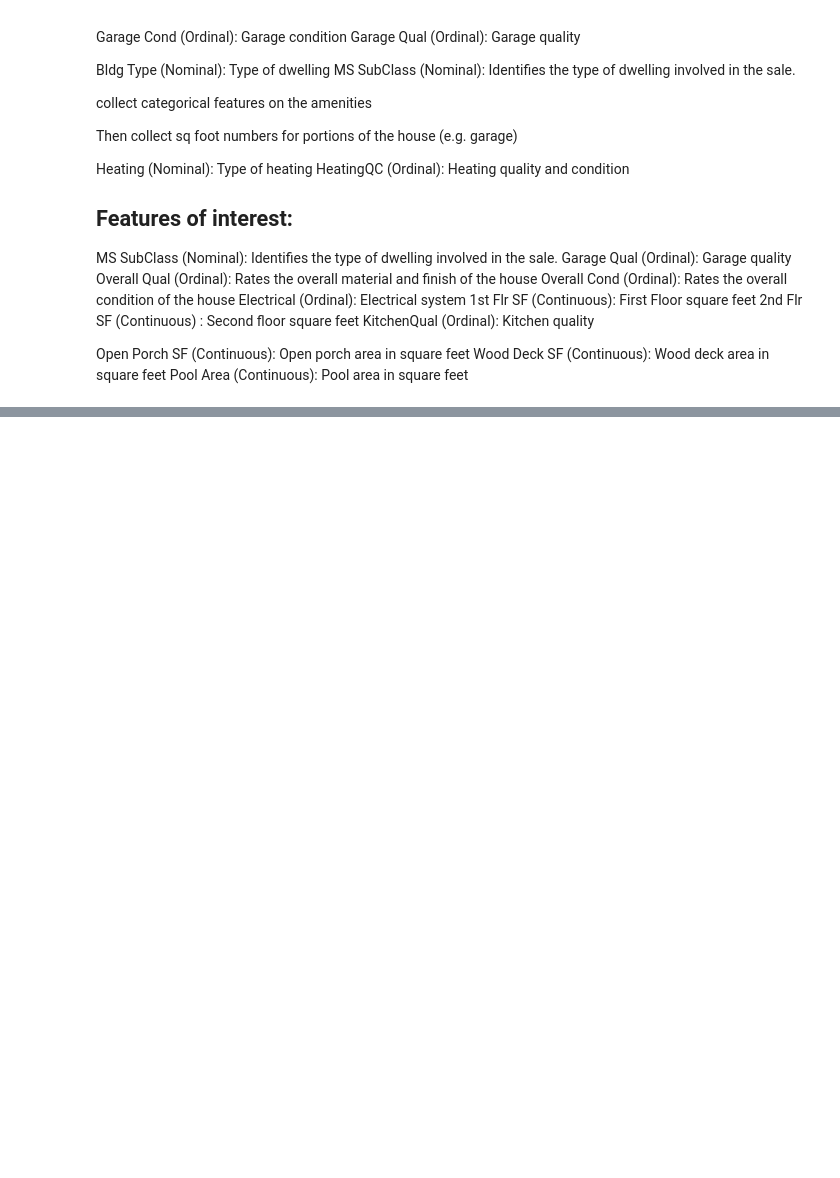
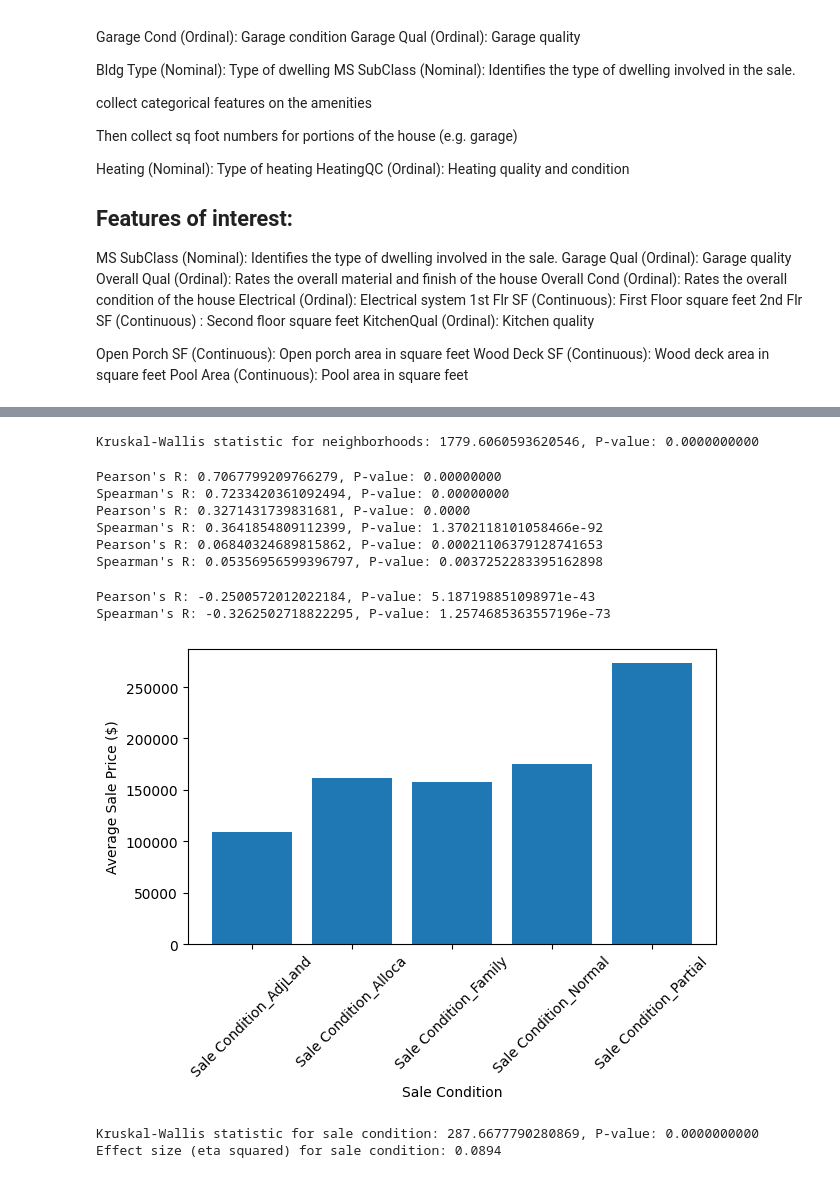
Before and after one commit to johneckberg/week6activity2621, a Jupyter notebook: week_6.ipynb, the cells around one changed output, grey strips where cells are left out. Saved outputs shown, nothing was run; the diff lists cells and outputs as text; code cells hidden in the pictures; blank space fills up the shorter version.

```diff
--- a/week_6.ipynb
+++ b/week_6.ipynb
@@ -185,0 +265,79 @@ ValueError: Cannot set a DataFrame with multiple columns to the single column MS
+# %%
+# next do a Kruskal-Wallis test for neighborhoods
+krushkal_statistic_neighborhood, kruskal_p_value_neighborhood = stats.kruskal(*[ames_df[ames_df[col] == True]["SalePrice"] for col in neighborhood_cols])
+print(f"Kruskal-Wallis statistic for neighborhoods: {krushkal_statistic_neighborhood}, P-value: {kruskal_p_value_neighborhood:.10f}")
+
+# kruskal wallis test effect size
+n = len(neighborhood_cols)
+k = len(ames_df)
+eta_squared = (krushkal_statistic_neighborhood - (n - 1)) / (k - n)
+print(f"Eta squared for neighborhoods: {eta_squared:.4f}")
+# %% [output]
+Kruskal-Wallis statistic for neighborhoods: 1779.6060593620546, P-value: 0.0000000000
+# %%
+# pearsons R and spearmans rank correlation coefficient between Gr Liv Area and Sale Price
+pearson_r, pearson_p = stats.pearsonr(ames_df["Gr Liv Area"], ames_df["SalePrice"])
+spearman_r, spearman_p = stats.spearmanr(ames_df["Gr Liv Area"], ames_df["SalePrice"])
+print(f"Pearson's R: {pearson_r}, P-value: {pearson_p:.8f}")
+print(f"Spearman's R: {spearman_r}, P-value: {spearman_p:.8f}")
+
+# so we should use Gr Liv Area as a feature in our model, since it is highly correlated with Sale Price
+
+# same for Wood Deck SF and Sale Price
+pearson_r, pearson_p = stats.pearsonr(ames_df["Wood Deck SF"], ames_df["SalePrice"])
+spearman_r, spearman_p = stats.spearmanr(ames_df["Wood Deck SF"], ames_df["SalePrice"])
+print(f"Pearson's R: {pearson_r}, P-value: {pearson_p:.4f}")
+print(f"Spearman's R: {spearman_r}, P-value: {spearman_p}")
+
+# same for Pool Area and Sale Price
+pearson_r, pearson_p = stats.pearsonr(ames_df["Pool Area"], ames_df["SalePrice"])
+spearman_r, spearman_p = stats.spearmanr(ames_df["Pool Area"], ames_df["SalePrice"])
+print(f"Pearson's R: {pearson_r}, P-value: {pearson_p}")
+print(f"Spearman's R: {spearman_r}, P-value: {spearman_p}")
+# %% [output]
+Pearson's R: 0.7067799209766279, P-value: 0.00000000
+Spearman's R: 0.7233420361092494, P-value: 0.00000000
+Pearson's R: 0.3271431739831681, P-value: 0.0000
+Spearman's R: 0.3641854809112399, P-value: 1.3702118101058466e-92
+Pearson's R: 0.06840324689815862, P-value: 0.00021106379128741653
+Spearman's R: 0.05356956599396797, P-value: 0.0037252283395162898
+# %%
+# are 1st Flr SF & 2nd Flr SF correlated?
+pearson_r, pearson_p = stats.pearsonr(ames_df["1st Flr SF"], ames_df["2nd Flr SF"])
+spearman_r, spearman_p = stats.spearmanr(ames_df["1st Flr SF"], ames_df["2nd Flr SF"])
+print(f"Pearson's R: {pearson_r}, P-value: {pearson_p}")
+print(f"Spearman's R: {spearman_r}, P-value: {spearman_p}")
+
+# are 1st Flr SF & 2nd Flr SF correlated with Sale Price?
+pearson_r, pearson_p = stats.pearsonr(ames_df["1st Flr SF"], ames_df["SalePrice"])
+spearman_r, spearman_p = stats.spearmanr(ames_df["1st Flr SF"], ames_df["SalePrice"])
+print(f"Pearson's R: {pearson_r}, P-value: {pearson_p}")
+print(f"Spearman's R: {spearman_r}, P-value: {spearman_p}")
+# %% [output]
+Pearson's R: -0.2500572012022184, P-value: 5.187198851098971e-43
+Spearman's R: -0.3262502718822295, P-value: 1.2574685363557196e-73
+# %%
+# expand sale condition to dummy values then asses vs sale price
+ames_df = pandas.get_dummies(ames_df, columns=["Sale Condition"], drop_first=True)
+
+plt.bar([col for col in ames_df.columns if col.startswith("Sale Condition_")], [ames_df[ames_df[col] == True]["SalePrice"].mean() for col in ames_df.columns if col.startswith("Sale Condition_")])
+plt.xlabel("Sale Condition")
+plt.ylabel("Average Sale Price ($)")
+plt.xticks(rotation=45)
+plt.tight_layout()
+# %% [output]
+[figure, added]
+# %%
+# kruskal-wallis test for sale condition
+sale_condition_cols = [col for col in ames_df.columns if col.startswith("Sale Condition_")]
+krushkal_statistic_sale_condition, kruskal_p_value_sale_condition = stats.kruskal(*[ames_df[ames_df[col] == True]["SalePrice"] for col in sale_condition_cols])
+print(f"Kruskal-Wallis statistic for sale condition: {krushkal_statistic_sale_condition}, P-value: {kruskal_p_value_sale_condition:.10f}")
+
+# kruskall-wallis effect size for sale condition
+n = len(ames_df) # no missing values
+k = len(sale_condition_cols)
+eta_squared = (krushkal_statistic_sale_condition - k + 1) / (n - k)
+print(f"Kruskal-Wallis effect size (eta squared) for sale condition: {eta_squared:.10f}")
+# %% [output]
+Kruskal-Wallis statistic for sale condition: 287.6677790280869, P-value: 0.0000000000
+Effect size (eta squared) for sale condition: 0.0894
```
Also changed, not shown: parts of 9 cells of this notebook.
